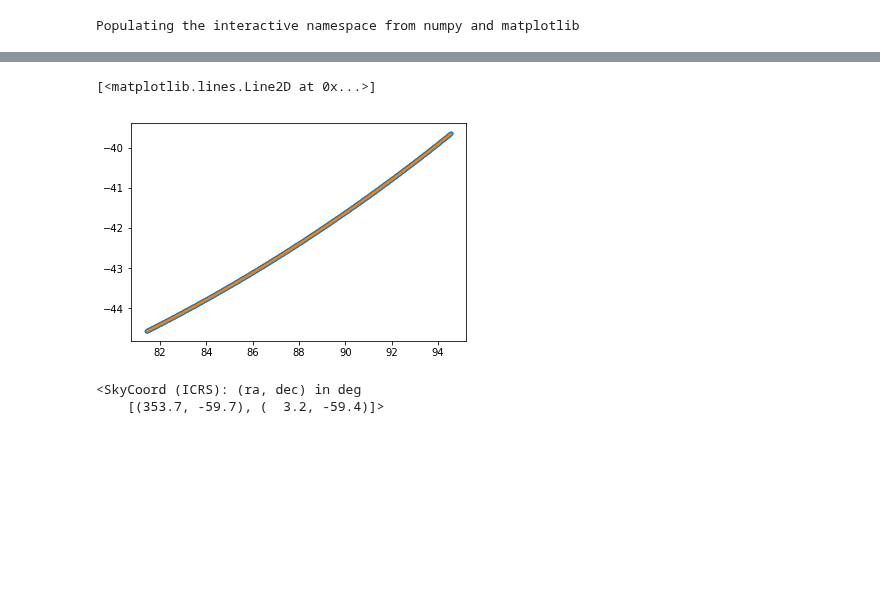
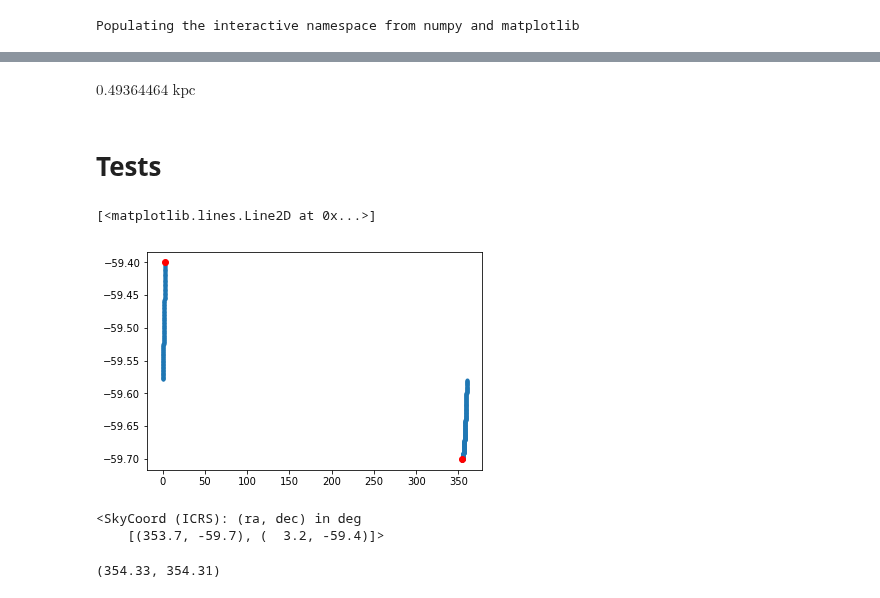
Before and after one commit to cmateu/galstreams, a Jupyter notebook: galstreams/tracks/standardized_tracks.ipynb, the cells around one changed output, grey strips where cells are left out. Cells and saved outputs as stored; diff of their text form; code cells hidden in the pictures; blank space fills up the shorter version.

Commit message:
pole and pair tracks working

```diff
--- a/galstreams/tracks/standardized_tracks.ipynb
+++ b/galstreams/tracks/standardized_tracks.ipynb
@@ -91,3 +200,10 @@ for i in range(tpair["lono"].size)[:]:
+# %%
+cc.cartesian.x, np.cos(cc.spherical.)
+# %% [output]
+$0.49364464 \; \mathrm{kpc}$
+# %% [markdown]
+Tests
+======
 # %%
 track = [[-15.565,   9.145],
              [-14.881,   9.873],
@@ -101,3 +217,5 @@ track = [[-15.565,   9.145],
              [ -9.805,  17.428]]
 track = np.array(track)
 t = ac.SkyCoord(ra=track[:,0]*u.deg,dec=track[:,1]*u.deg,frame='icrs')
+# %%
+azs,lats,azcenter,latcenter=gcutils.get_gc_for_pair(-6.3, -59.7,    3.2,  -59.4,degree=True,step=gcstep,dlat=0.)
@@ -104,9 +224,12 @@ t = ac.SkyCoord(ra=track[:,0]*u.deg,dec=track[:,1]*u.deg,frame='icrs')
 # %%
-plt.plot(coo.galactic.l.deg,coo.galactic.b.deg,'.')
-plt.plot(coo.galactic.l.deg,coo.galactic.b.deg,'x',ms=1)
+plt.plot(azs,lats,'.')
+ii=8
+plt.plot(360+tpair["lono"][ii],tpair["lato"][ii],'ro')
+plt.plot(tpair["lonf"][ii],tpair["latf"][ii],'ro')
+#plt.plot(coo.galactic.l.deg,coo.galactic.b.deg,'x',ms=1)
 # %% [output]
 [<matplotlib.lines.Line2D at 0x...>]
-[figure, old version]
+[figure, new version]
 # %%
 plt.plot(coo.ra.deg,coo.dec.deg,'.')
 plt.plot(coo.ra.deg,coo.dec.deg,'x')
@@ -116,3 +239,7 @@ c.icrs
 # %% [output]
 <SkyCoord (ICRS): (ra, dec) in deg
     [(353.7, -59.7), (  3.2, -59.4)]>
+# %%
+azs[0],azs[-1],
+# %% [output]
+(354.33, 354.31)
```
Also changed, not shown: parts of 16 cells of this notebook, 14 other files.
